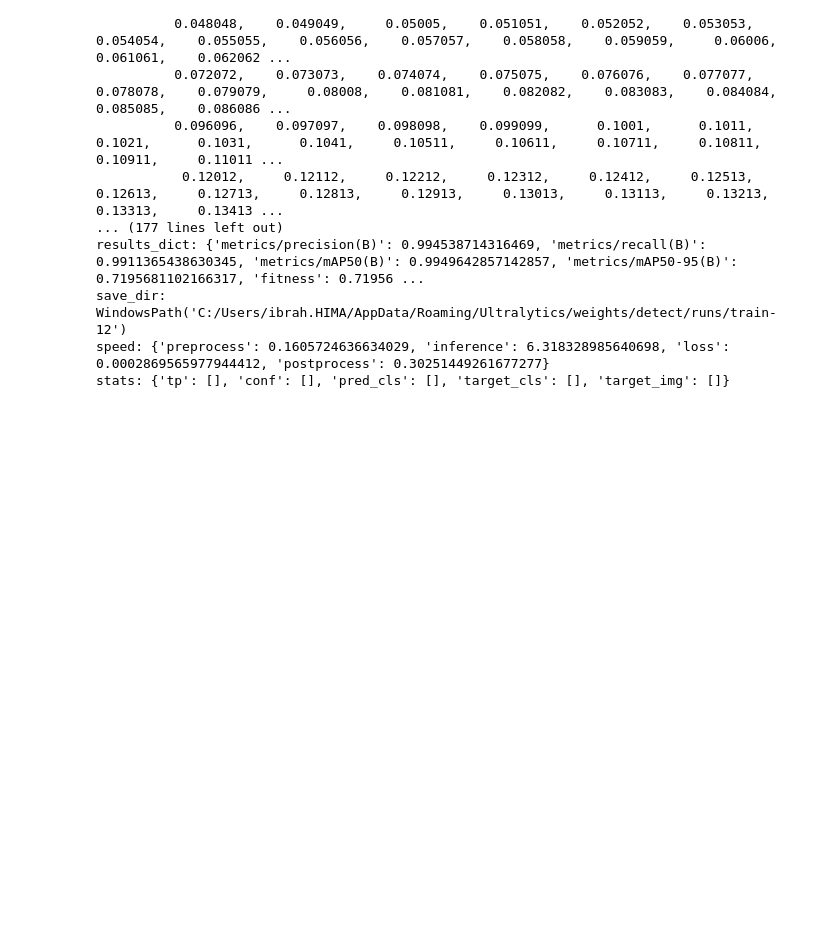
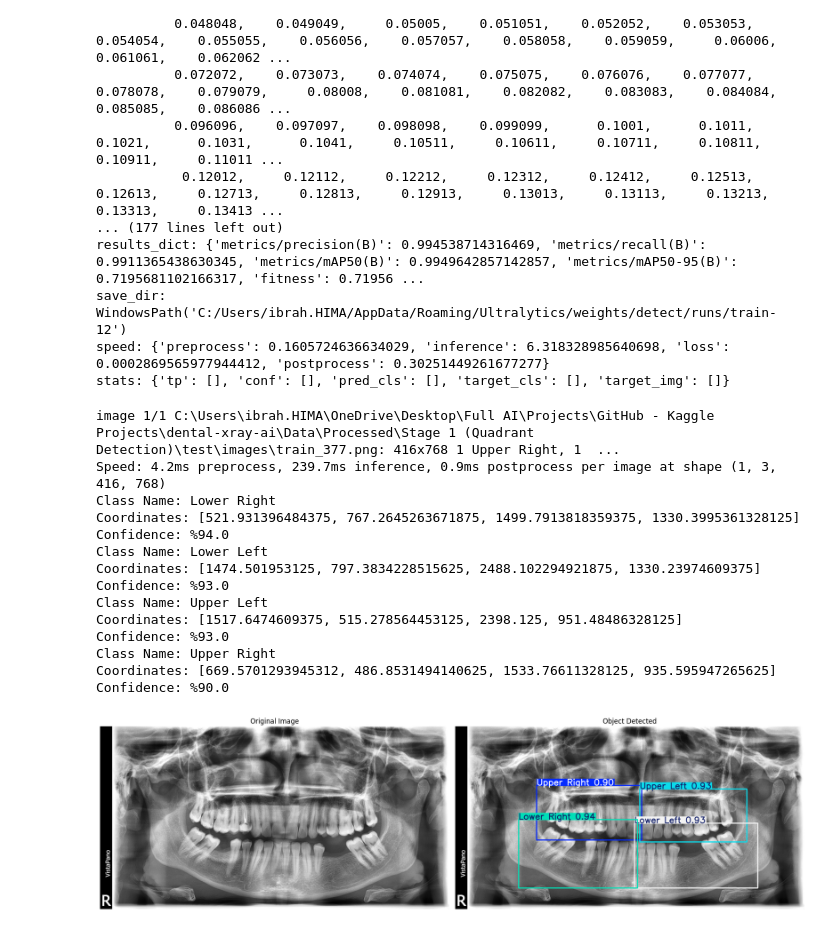
Before and after one commit to abdubakr77/dental-xray-ai, a Jupyter notebook: Notebooks/03_stage1_quadrant_detection.ipynb, the cells around one changed output. Drawn from its saved outputs; the diff is of its cells as text; code cells hidden in the pictures; blank space fills up the shorter version.

Commit message:
chore: validate the quadrant detection model on test samples

```diff
--- a/Notebooks/03_stage1_quadrant_detection.ipynb
+++ b/Notebooks/03_stage1_quadrant_detection.ipynb
@@ -29,9 +35,9 @@ s1_data_yaml_path = r'..\Data\Processed\Stage 1 (Quadrant Detection)\data.yaml'
 # %%
 with open(s1_data_yaml_path,'r') as f:
 
-    yaml_data = yaml.safe_load(f)
+    data_yaml = yaml.safe_load(f)
 
-yaml_data
+data_yaml
 # %% [output]
 {'train': 'C:\\Users\\ibrah.HIMA\\OneDrive\\Desktop\\Full AI\\Projects\\GitHub - Kaggle Projects\\dental-xray-ai\\Data\\Processed\\Stage 1 (Quadrant Detection)\\train\\images',
  'val': 'C:\\Users\\ibrah.HIMA\\OneDrive\\Desktop\\Full AI\\Projects\\GitHub - Kaggle Projects\\dental-xray-ai\\Data\\Processed\\Stage 1 (Quadrant Detection)\\valid\\images',
@@ -77,3 +83,23 @@ results_dict: {'metrics/precision(B)': 0.994538714316469, 'metrics/recall(B)': 0
 save_dir: WindowsPath('C:/Users/ibrah.HIMA/AppData/Roaming/Ultralytics/weights/detect/runs/train-12')
 speed: {'preprocess': 0.1605724636634029, 'inference': 6.318328985640698, 'loss': 0.0002869565977944412, 'postprocess': 0.30251449261677277}
 stats: {'tp': [], 'conf': [], 'pred_cls': [], 'target_cls': [], 'target_img': []}
+# %%
+quadrant_model = YOLO(r'..\Runs\Stage 1\weights\last.pt')
+# %%
+smart_predict(quadrant_model,data_yaml['test'])
+# %% [output]
+image 1/1 C:\Users\ibrah.HIMA\OneDrive\Desktop\Full AI\Projects\GitHub - Kaggle Projects\dental-xray-ai\Data\Processed\Stage 1 (Quadrant Detection)\test\images\train_377.png: 416x768 1 Upper Right, 1  ...
+Speed: 4.2ms preprocess, 239.7ms inference, 0.9ms postprocess per image at shape (1, 3, 416, 768)
+Class Name: Lower Right
+Coordinates: [521.931396484375, 767.2645263671875, 1499.7913818359375, 1330.3995361328125]
+Confidence: %94.0
+Class Name: Lower Left
+Coordinates: [1474.501953125, 797.3834228515625, 2488.102294921875, 1330.23974609375]
+Confidence: %93.0
+Class Name: Upper Left
+Coordinates: [1517.6474609375, 515.278564453125, 2398.125, 951.48486328125]
+Confidence: %93.0
+Class Name: Upper Right
+Coordinates: [669.5701293945312, 486.8531494140625, 1533.76611328125, 935.595947265625]
+Confidence: %90.0
+[figure, added]
```
Also changed, not shown: parts of 1 cell of this notebook.
